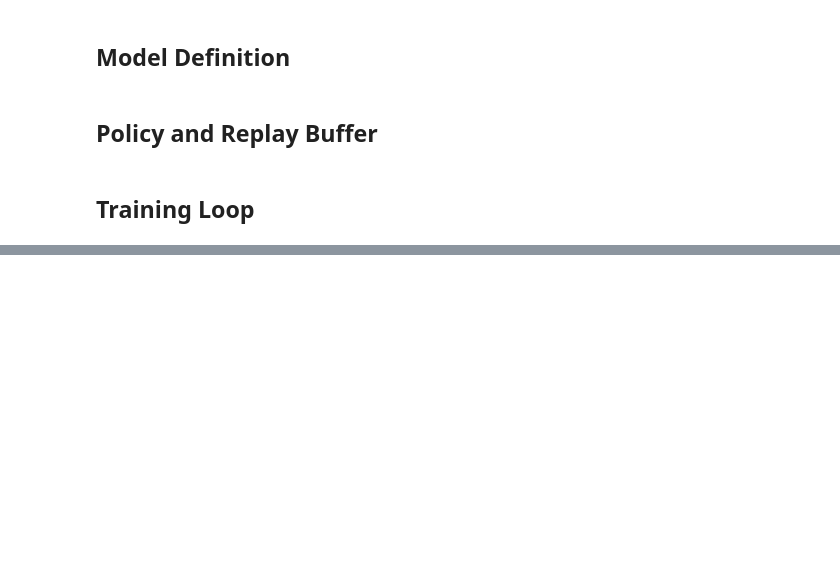
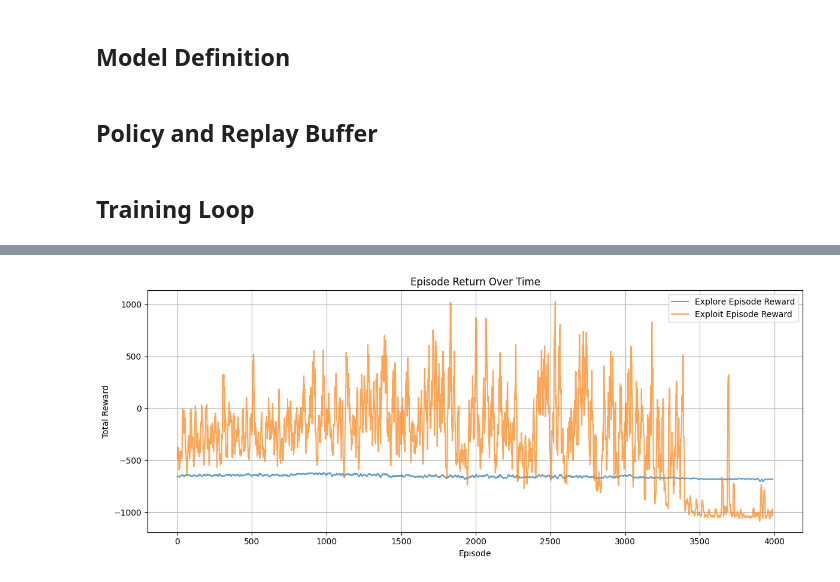
Before and after one commit to ArtLiathain/FYP, a Jupyter notebook: PythonMazeInteraction/DoubleDQN.ipynb, the cells around one changed output, grey strips where cells are left out. Drawn from its saved outputs; the diff is of its cells as text; code cells hidden in the pictures; blank space fills up the shorter version.

```diff
--- a/PythonMazeInteraction/DoubleDQN.ipynb
+++ b/PythonMazeInteraction/DoubleDQN.ipynb
@@ -266 +473,5 @@ for i in range(number_of_iterations):
+# %%
+plot_episode_returns(results[-1]["explore_rewards"], results[-1]["exploit_rewards"], 10)
+# %% [output]
+[figure, added]
 # %% [markdown]
```
Also changed, not shown: parts of 14 cells of this notebook, 14 other files.
